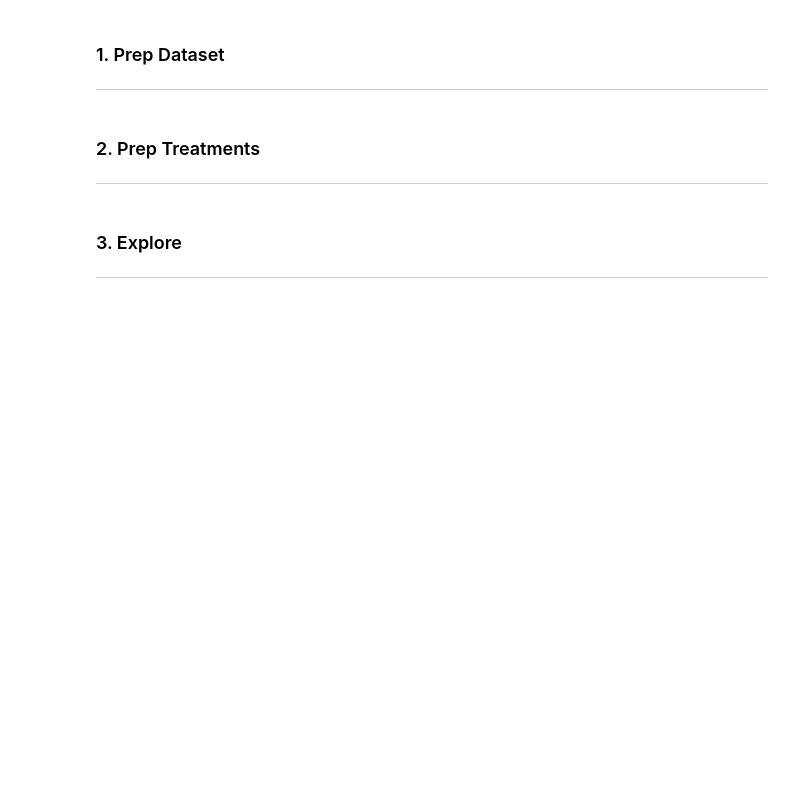
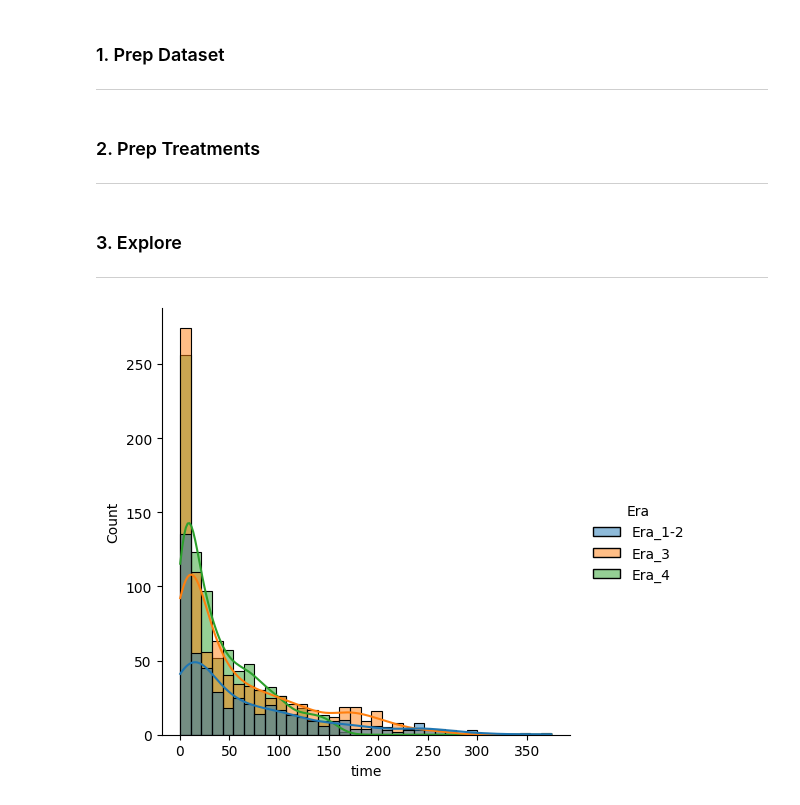
Before and after one commit to shankara-a/amyloidosis_bmc_2023, a Jupyter notebook: 01_process.ipynb, the cells around one changed output. Saved outputs shown, nothing was run; the diff lists cells and outputs as text; code cells hidden in the pictures; blank space fills up the shorter version.

```diff
--- a/01_process.ipynb
+++ b/01_process.ipynb
@@ -118,2 +125,7 @@ AL_df = AL_df[AL_df['Kappa or lambda PCD'].notna()]
+# %%
+sns.displot(data=AL_df, x="time", hue="Era",kde=True)
+plt.savefig("figures/TTE_by_era.pdf", dpi=200, bbox_inches="tight")
+# %% [output]
+[figure, added]
 # %%
 clustermap = sns.clustermap(
```
Also changed, not shown: parts of 8 cells of this notebook, 8 other files.
